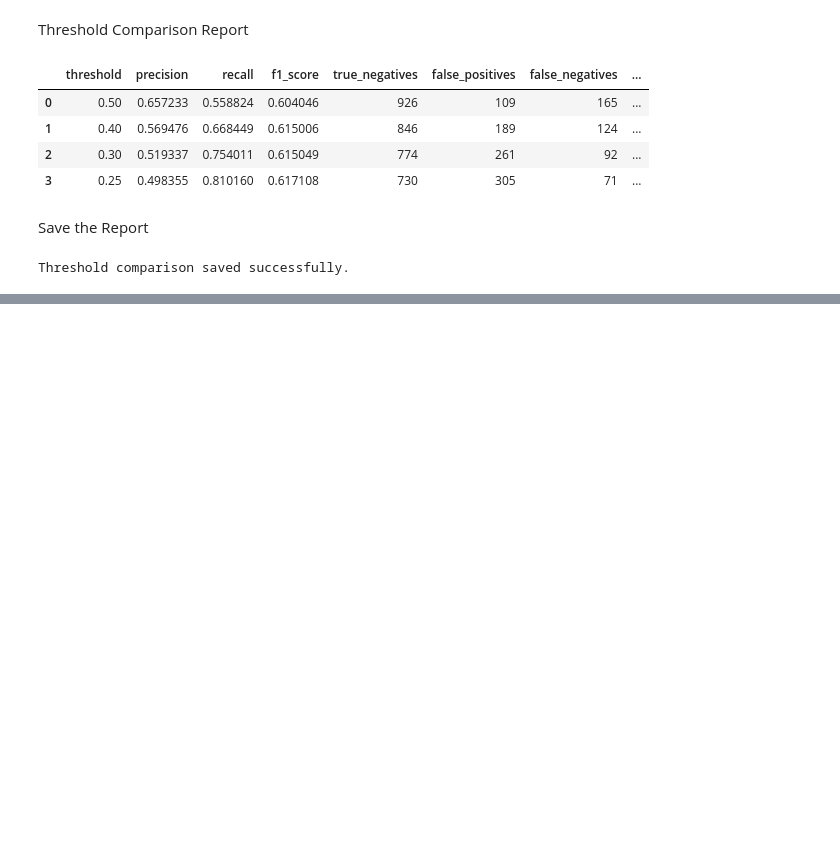
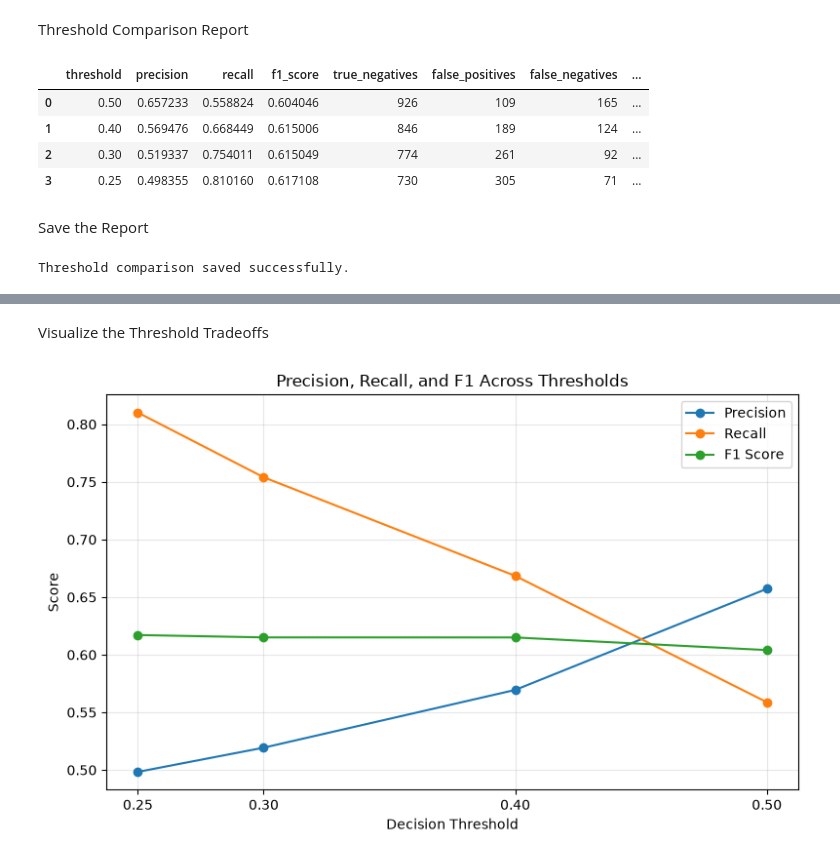
Before and after one commit to HadiaSajjad123/ai_engineering_journey, a Jupyter notebook: week-01-data-and-ml/day-01-customer-churn-eda/notebooks/03-baseline-model.ipynb, the cells around one changed output, grey strips where cells are left out. Cells and saved outputs as stored; diff of their text form; code cells hidden in the pictures; blank space fills up the shorter version.

```diff
--- a/week-01-data-and-ml/day-01-customer-churn-eda/notebooks/03-baseline-model.ipynb
+++ b/week-01-data-and-ml/day-01-customer-churn-eda/notebooks/03-baseline-model.ipynb
@@ -374,0 +612,36 @@ Threshold comparison saved successfully.
+# %% [markdown]
+Visualize the Threshold Tradeoffs
+# %%
+plt.figure(figsize=(8, 5))
+
+plt.plot(
+    threshold_df["threshold"],
+    threshold_df["precision"],
+    marker="o",
+    label="Precision"
+)
+
+plt.plot(
+    threshold_df["threshold"],
+    threshold_df["recall"],
+    marker="o",
+    label="Recall"
+)
+
+plt.plot(
+    threshold_df["threshold"],
+    threshold_df["f1_score"],
+    marker="o",
+    label="F1 Score"
+)
+
+plt.xlabel("Decision Threshold")
+plt.ylabel("Score")
+plt.title("Precision, Recall, and F1 Across Thresholds")
+plt.xticks(thresholds)
+plt.grid(alpha=0.3)
+plt.legend()
+plt.tight_layout()
+plt.show()
+# %% [output]
+[figure, added]
```
Also changed, not shown: parts of 22 cells of this notebook, 4 other files.
